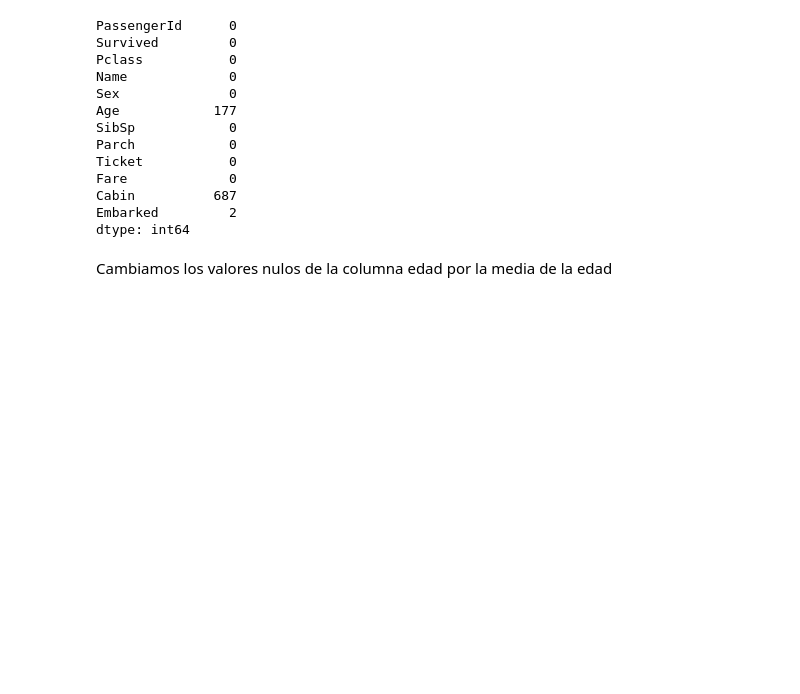
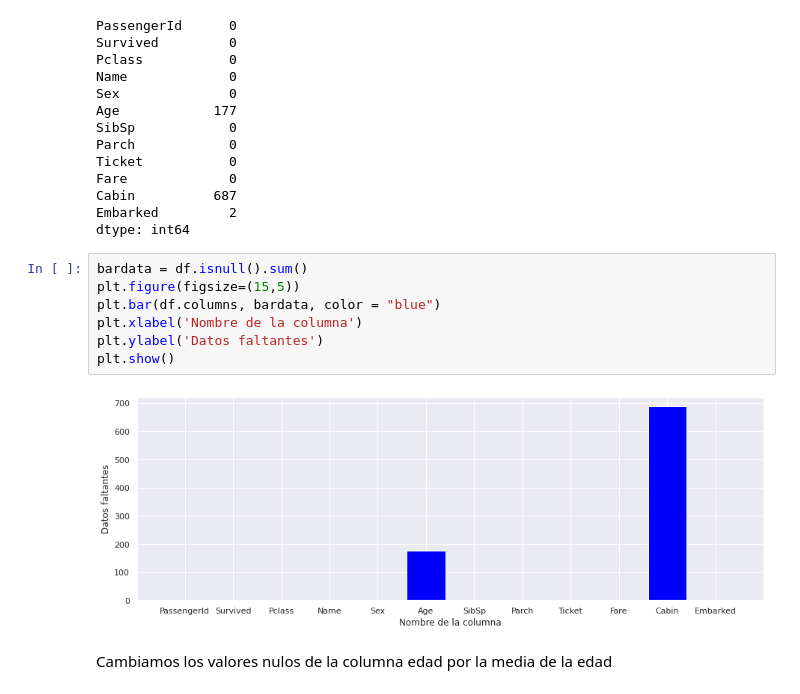
Before and after one commit to tdm09/assignment01-CristoferBecerraSanchez, a Jupyter notebook: Titanic.ipynb, the cells around one changed output. Cells and saved outputs as stored; diff of their text form; blank space fills up the shorter version.

```diff
--- a/Titanic.ipynb
+++ b/Titanic.ipynb
@@ -83,6 +87,15 @@ Fare             0
 Cabin          687
 Embarked         2
 dtype: int64
+# %%
+bardata = df.isnull().sum()
+plt.figure(figsize=(15,5))
+plt.bar(df.columns, bardata, color = "blue")
+plt.xlabel('Nombre de la columna')
+plt.ylabel('Datos faltantes')
+plt.show()
+# %% [output]
+[figure, added]
 # %% [markdown]
 Cambiamos los valores nulos de la columna edad por la media de la edad
 # %%
```
Also changed, not shown: parts of 75 cells of this notebook.
